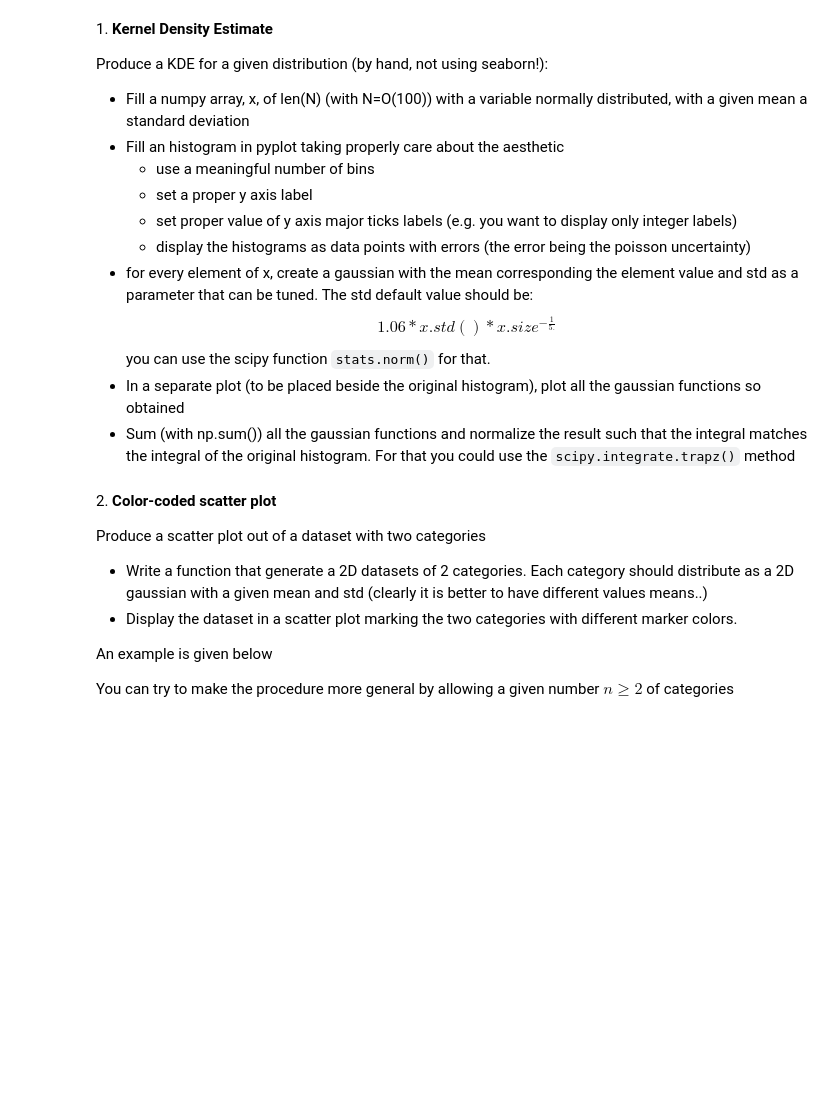
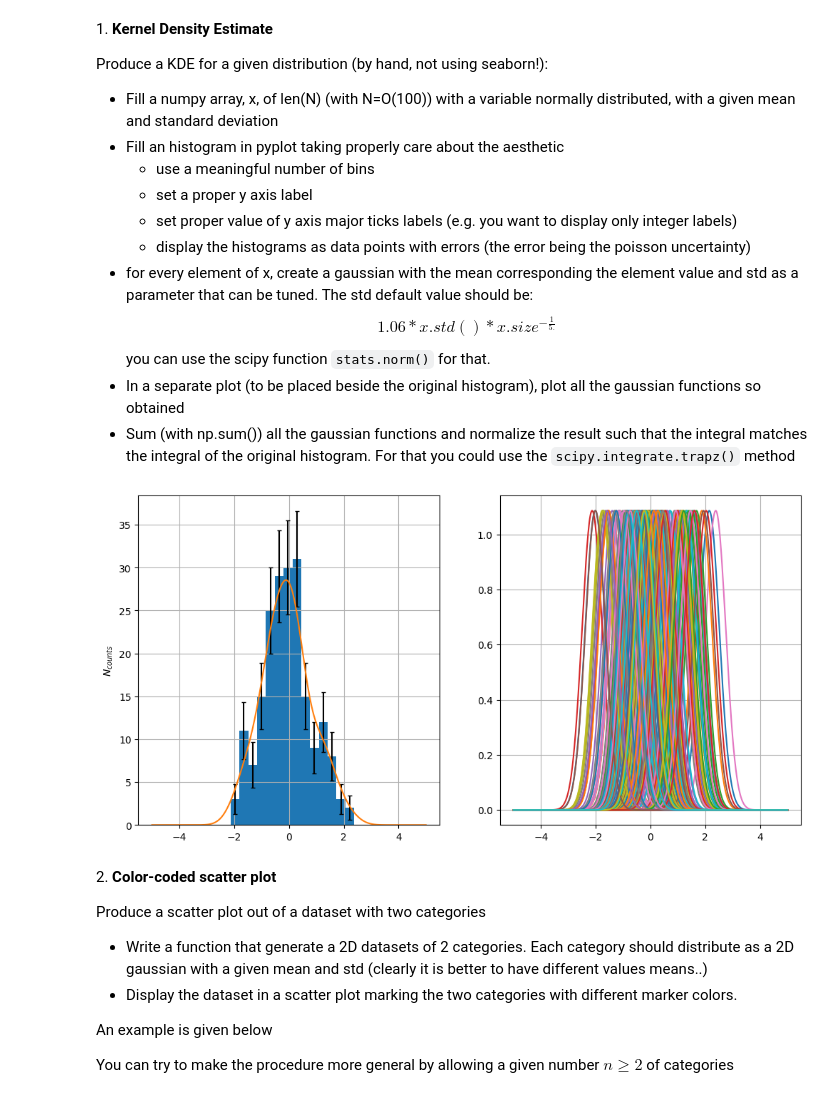
Before and after one commit to luca-dituri/LaboratoryOfComputationalPhysics_Y8, a Jupyter notebook: 07ex_Visualization.ipynb, the cells around one changed output. Drawn from its saved outputs; the diff is of its cells as text; code cells hidden in the pictures; blank space fills up the shorter version.

```diff
--- a/07ex_Visualization.ipynb
+++ b/07ex_Visualization.ipynb
@@ -3,7 +3,7 @@
 
 Produce a KDE for a given distribution (by hand, not using seaborn!):
 
-* Fill a numpy array, x,  of len(N) (with N=O(100)) with a variable normally distributed, with a given mean a standard deviation
+* Fill a numpy array, x,  of len(N) (with N=O(100)) with a variable normally distributed, with a given mean and standard deviation
 * Fill an histogram in pyplot taking properly care about the aesthetic
    * use a meaningful number of bins
    * set a proper y axis label
@@ -20,7 +20,7 @@ import matplotlib.pyplot as plt
 from matplotlib.ticker import FuncFormatter
 from scipy.stats import norm
 from scipy.integrate import trapezoid
-N = 100
+N = 200
 mean1 = 0
 std1 = 1
 
@@ -29,33 +29,35 @@ def func(x, pos):
         return "%.0f"%x
 
 
 x = np.random.normal(mean1,std1,N)
 nbins = int(np.sqrt(N))
 counts, bins = np.histogram(x,nbins)
 
 bincenters = (bins[1:]-bins[:-1])/2+bins[:-1]
 devbins = np.sqrt(counts)
 
 fig, (ax1,ax2) = plt.subplots(figsize=(12,6),nrows=1,ncols=2)
 ax1.yaxis.set_major_formatter(FuncFormatter(func))
 
 ax1.stairs(counts,bins,fill = True,)
 ax1.errorbar(bincenters,counts,devbins,fmt="none",ecolor="k",capsize=2)
 ax1.set_ylabel(r"$N_{counts}$")
 ax1.grid()
 
 std2 = 1.06*std1*(N)**(-1/5)
 xrange = np.linspace(-5*std1,5*std1,500)+np.zeros((N,500))
 
 y = np.array([norm.pdf(xrange[0], j ,std2) for j in x]) #array with the values for the gaussian functions sampled in the rows
 ax2.plot(xrange.T,y.T)
 ax2.grid()
 
 
 sumgauss = np.sum(y,axis=0)
 normgauss = sumgauss*N*(bins[1:]-bins[:-1])[0]/trapezoid(sumgauss,xrange[0])
 
 ax1.plot(xrange[0],normgauss);
+# %% [output]
+[figure, added]
 # %% [markdown]
 2\. **Color-coded scatter plot**
 
```
Also changed, not shown: parts of 3 cells of this notebook, 19 other files.
